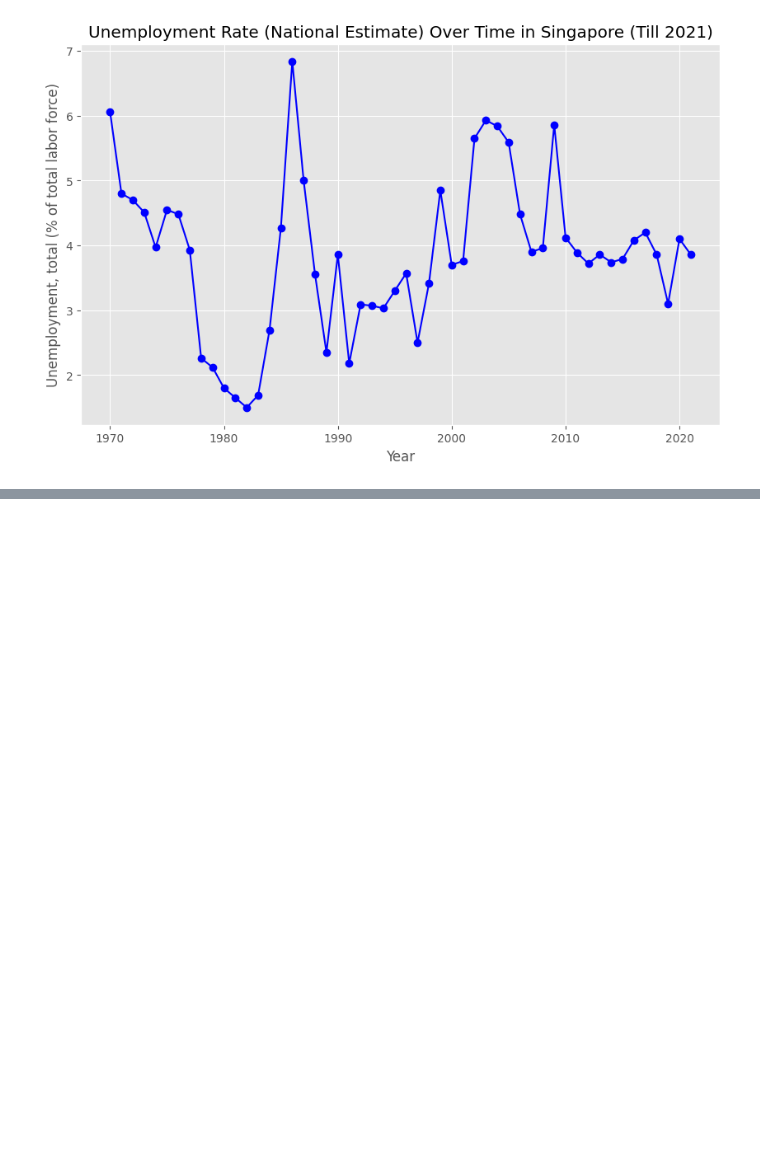
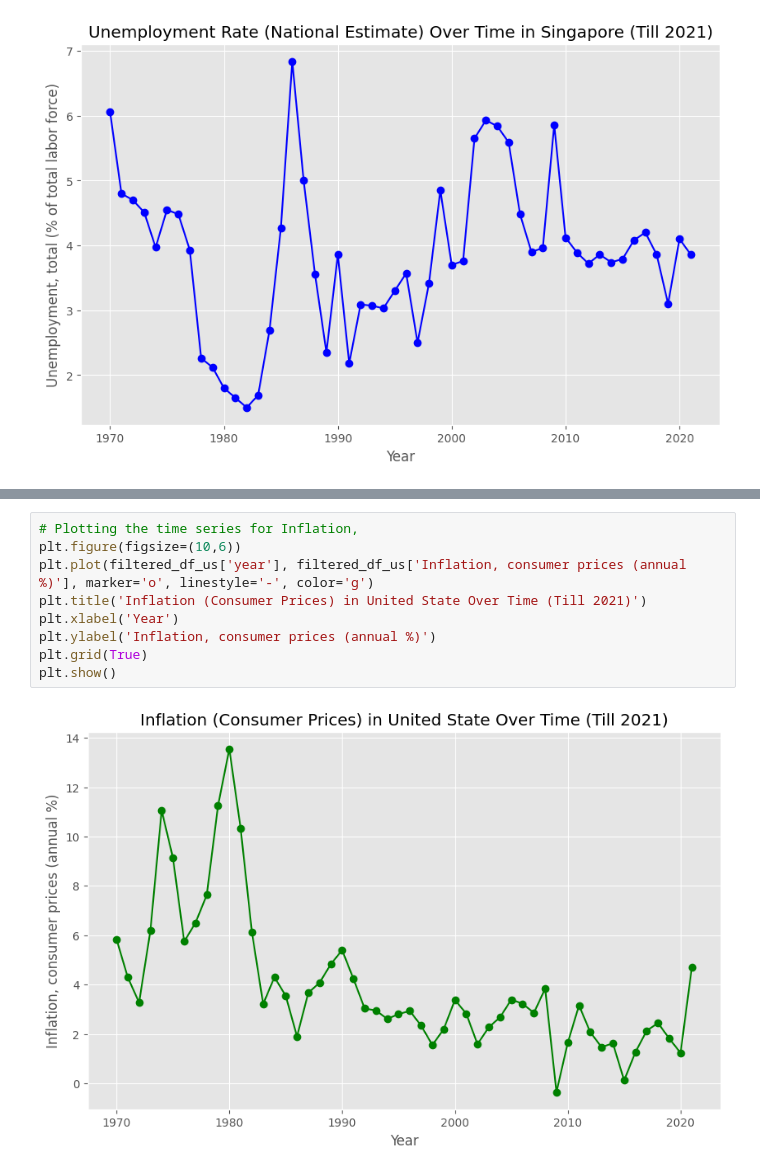
Before and after one commit to fishbrightwise/IS424-G2T4, a Jupyter notebook: notebooks/3.5) EDA_For_Research.ipynb, the cells around one changed output, grey strips where cells are left out. Saved outputs shown, nothing was run; the diff lists cells and outputs as text; blank space fills up the shorter version.

```diff
--- a/notebooks/3.5) EDA_For_Research.ipynb
+++ b/notebooks/3.5) EDA_For_Research.ipynb
@@ -131,0 +176,11 @@ plt.show()
+# %%
+# Plotting the time series for Inflation,
+plt.figure(figsize=(10,6))
+plt.plot(filtered_df_us['year'], filtered_df_us['Inflation, consumer prices (annual %)'], marker='o', linestyle='-', color='g')
+plt.title('Inflation (Consumer Prices) in United State Over Time (Till 2021)')
+plt.xlabel('Year')
+plt.ylabel('Inflation, consumer prices (annual %)')
+plt.grid(True)
+plt.show()
+# %% [output]
+[figure, added]
```
Also changed, not shown: parts of 11 cells of this notebook.
